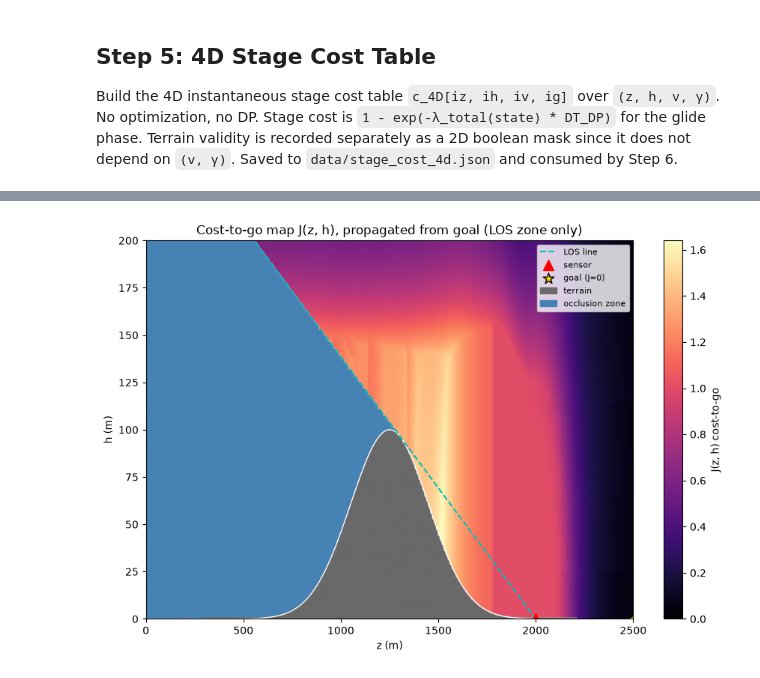
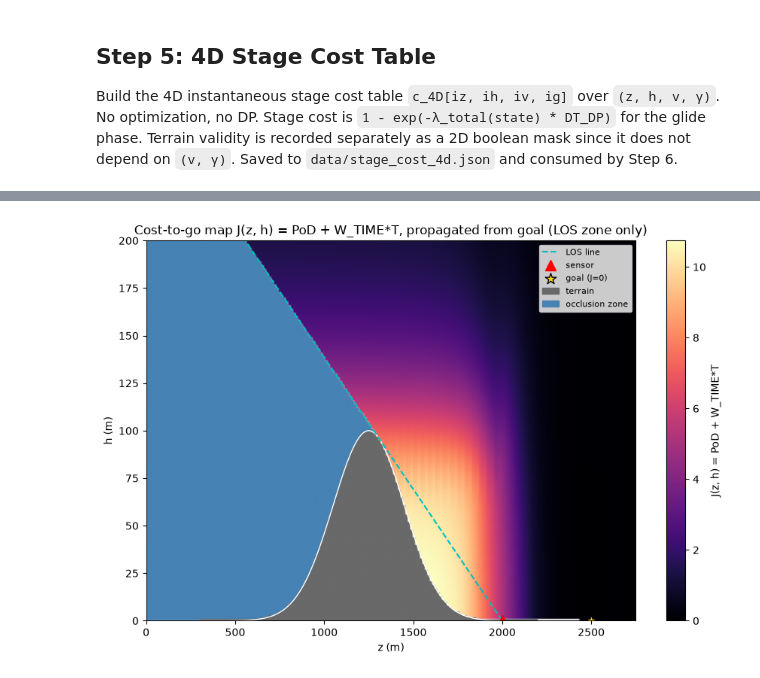
Before and after one commit to jeffersonkim97/glider_hybrid_control, a Jupyter notebook: p1b/p1b_main.ipynb, the cells around one changed output, grey strips where cells are left out. Drawn from its saved outputs; the diff is of its cells as text; code cells hidden in the pictures.

```diff
--- a/p1b/p1b_main.ipynb
+++ b/p1b/p1b_main.ipynb
@@ -19,15 +19,13 @@ params = {
     'S': 0.1,
     'CD': 0.025,
     'V_STALL': 14.0,
-    'V_MAX': 60.0,
+    'V_MAX': 100.0,   # v_state_grid sampling upper bound -- covers the worst-case terminal dive speed (~98 m/s at gamma=-90, from M*G*sin(|gamma|)=0.5*RHO*v**2*CD*S); the closed-loop required_CL controller was empirically verified stable up to 110 m/s (0 failures / 3887 combos), so this is no longer an RK4-stability cap like the old open-loop CL_cmd model needed
     'T_MAX': 25.0,
-    'TAU_GAMMA': 5.0,   # first-order lag time constant for gamma tracking (s)
 
     # Mission Geometry
     'Z_LAUNCH': 0.0, 'H_LAUNCH': 0.0,
     'Z_GOAL': 2500.0, 'H_GOAL': 0.0,
     'DT_GLIDE': 1.0, 'DT_POW': 1.0,
-    'V_LAUNCH': 14.0,
     'GAM_LAUNCH': 45.0,
 
     # Terrain (Gaussian)
@@ -53,15 +51,29 @@ params = {
     'N_SENSOR_SWEEP': 10,
 
     # DP Grid
-    'N_Z': 100,
-    'N_H': 100,
+    'N_Z': 200,
+    'N_H': 200,
     'N_V': 1,
     'GAMMA_MIN': -90.0,
     'GAMMA_MAX': 0.0,
     'D_GAMMA': 5.0,
-    'DT_DP': 20.0,   # DP stage time. Tune so V_STALL*DT_DP ~ Δz grid spacing.
+    'GAMMA_MIN_POINTMASS': -180.0,   # point-mass action range only -- extends GAMMA_MIN to allow backward flight (cos(gamma)<0), so an overshoot past Z_GOAL can fly back. GAMMA_MIN itself is left at -90 since lambda_rcs() uses it as a physical RCS reference angle, not an action bound.
+    'DT_DP': 2.0,   # DP stage time. Must be well under the phugoid period (T = pi*sqrt(2)*v/g; ~9.5s at v=V_LAUNCH=21 m/s, longer at higher glide speeds -- empirically confirmed in Step 7) so the DP can actively damp it, not just sample an under-resolved oscillation.
+    'W_TIME': 1e-3,   # time-penalty weight in J = PoD + W_TIME*T (T = elapsed travel time, seconds). Calibrated against the optimal baseline mission's elapsed time (Step 6-2: T~126s) so the time term is a real, visible fraction of a typical path's PoD -- enough to break PoD ties (e.g. PoD=0 occlusion-zone detours) and tip close calls toward the faster route, without letting time alone override an order-of-magnitude PoD difference. NOTE: this was originally cross-checked against a cumulative-PoD figure of ~1.41, which came from the (buggy) linear-sum PoD accumulation in Step 6-2 -- mathematically invalid since PoD must be <=1. Re-check this calibration against the corrected PoD once Step 6-2 is re-run.
     'H_MAX_GRID': 200.0,   # h-extent of DP grid (decoupled from terrain height)
 }
+
+# CL_MAX (stall limit) is derived, not independently chosen: V_STALL is
+# defined as the speed at which CL_MAX produces exactly enough lift to hold
+# level flight (L = 0.5*RHO*V_STALL**2*CL_MAX*S = M*G), so the two stay
+# consistent with each other.
+params['CL_MAX'] = params['M'] * params['G'] / (0.5 * params['RHO'] * params['V_STALL']**2 * params['S'])
+# Powered phase flies at a constant speed, deliberately faster than stall
+# (1.5x V_STALL) so it doesn't enter glide exactly at the margin -- not a
+# physically simulated thrust/drag/climb, just a fixed cruise speed.
+params['V_LAUNCH'] = 1.5 * params['V_STALL']
+params['N_CL'] = 19   # CL action-grid resolution (matches the old gamma-action count)
+params['TAU_CONTROL'] = 1.0   # autopilot attitude-tracking response time (s) -- see glider_dynamics
 
 # Ensure data directory exists
 DATA_DIR = os.path.join(os.path.dirname(__file__), 'data') if '__file__' in globals() else os.path.join(os.getcwd(), 'data')
@@ -742,7 +828,7 @@ def build_state_grid(params):
     d_gamma = float(params['D_GAMMA'])
     N_GAMMA = int(round((gamma_max_deg - gamma_min_deg) / d_gamma)) + 1
 
-    z_grid = np.linspace(0.0, float(params['Z_GOAL']), N_Z)
+    z_grid = np.linspace(0.0, float(params['Z_GOAL']) * 1.1, N_Z)   # extra 10% past Z_GOAL so the goal is an interior cell, not the grid boundary
     # h_max = max(2.0 * float(params['H_RIDGE']), 50.0)
     # h_grid = np.linspace(0.0, h_max, N_H)
     h_grid = np.linspace(0.0, float(params['H_MAX_GRID']), N_H)
@@ -1295,33 +1312,33 @@ background = np.zeros((len(z_grid), len(h_grid), 4))
 background[occlusion_mask_2d] = mcolors.to_rgba(OCCLUSION_COLOR)
 background[terrain_mask_2d] = mcolors.to_rgba(TERRAIN_COLOR)
 
 J_plot = np.where(np.isfinite(J_2D) & ~exclude_mask, J_2D, np.nan)
 cmap = plt.get_cmap('magma').copy()
 cmap.set_bad(color=(1, 1, 1, 0))
 
 extent = (z_grid[0], z_grid[-1], h_grid[0], h_grid[-1])
 plt.figure(figsize=(9, 6))
 plt.imshow(np.transpose(background, (1, 0, 2)), origin='lower', extent=extent, aspect='auto')
 im = plt.imshow(J_plot.T, origin='lower', extent=extent, aspect='auto', cmap=cmap)
-plt.colorbar(im, label='J(z, h) cost-to-go')
+plt.colorbar(im, label='J(z, h) = PoD + W_TIME*T')
 
 plt.plot(z_terrain, h_terrain_vals, 'w-', lw=1.0)
 los_line = LOS['slope'] * z_grid + LOS['intercept']
 plt.plot(z_grid, los_line, 'c--', lw=1.5, label='LOS line')
 plt.plot(params['Z_SENSOR'], params['H_SENSOR'], 'r^', markersize=10, label='sensor')
 plt.scatter([params['Z_GOAL']], [params['H_GOAL']], c='gold', s=120, marker='*', edgecolors='k', label='goal (J=0)')
 
 legend_handles, legend_labels = plt.gca().get_legend_handles_labels()
 legend_handles += [mpatches.Patch(color=TERRAIN_COLOR, label='terrain'),
                     mpatches.Patch(color=OCCLUSION_COLOR, label='occlusion zone')]
 plt.legend(handles=legend_handles, loc='upper right', fontsize=8)
 
 plt.xlabel('z (m)')
 plt.ylabel('h (m)')
 plt.xlim(z_grid[0], z_grid[-1])
 plt.ylim(h_grid[0], h_grid[-1])
-plt.title('Cost-to-go map J(z, h), propagated from goal (LOS zone only)')
+plt.title('Cost-to-go map J(z, h) = PoD + W_TIME*T, propagated from goal (LOS zone only)')
 plt.tight_layout()
 plt.show()
 # %% [output]
-[figure, old version]
+[figure, new version]
```
Also changed, not shown: parts of 40 cells of this notebook, 1 other file.
